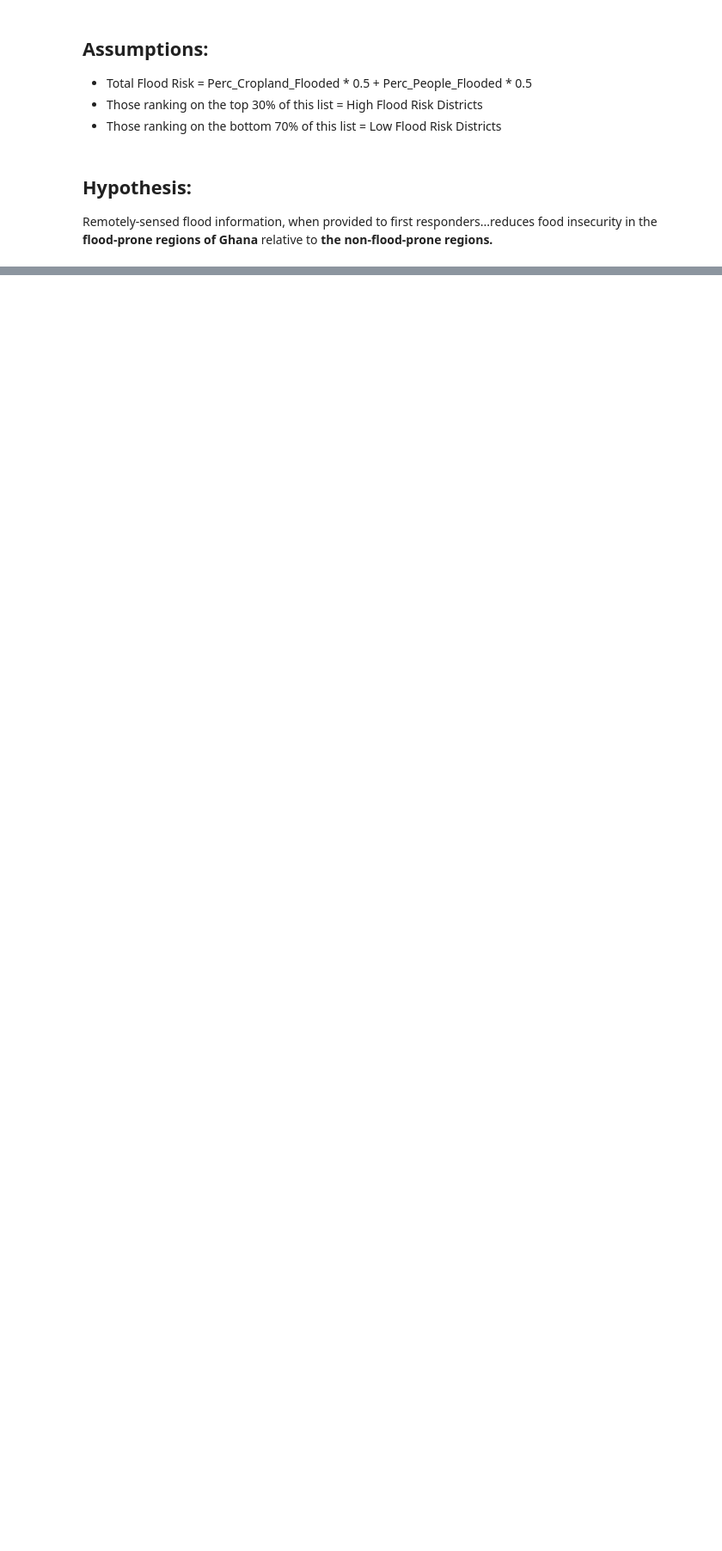
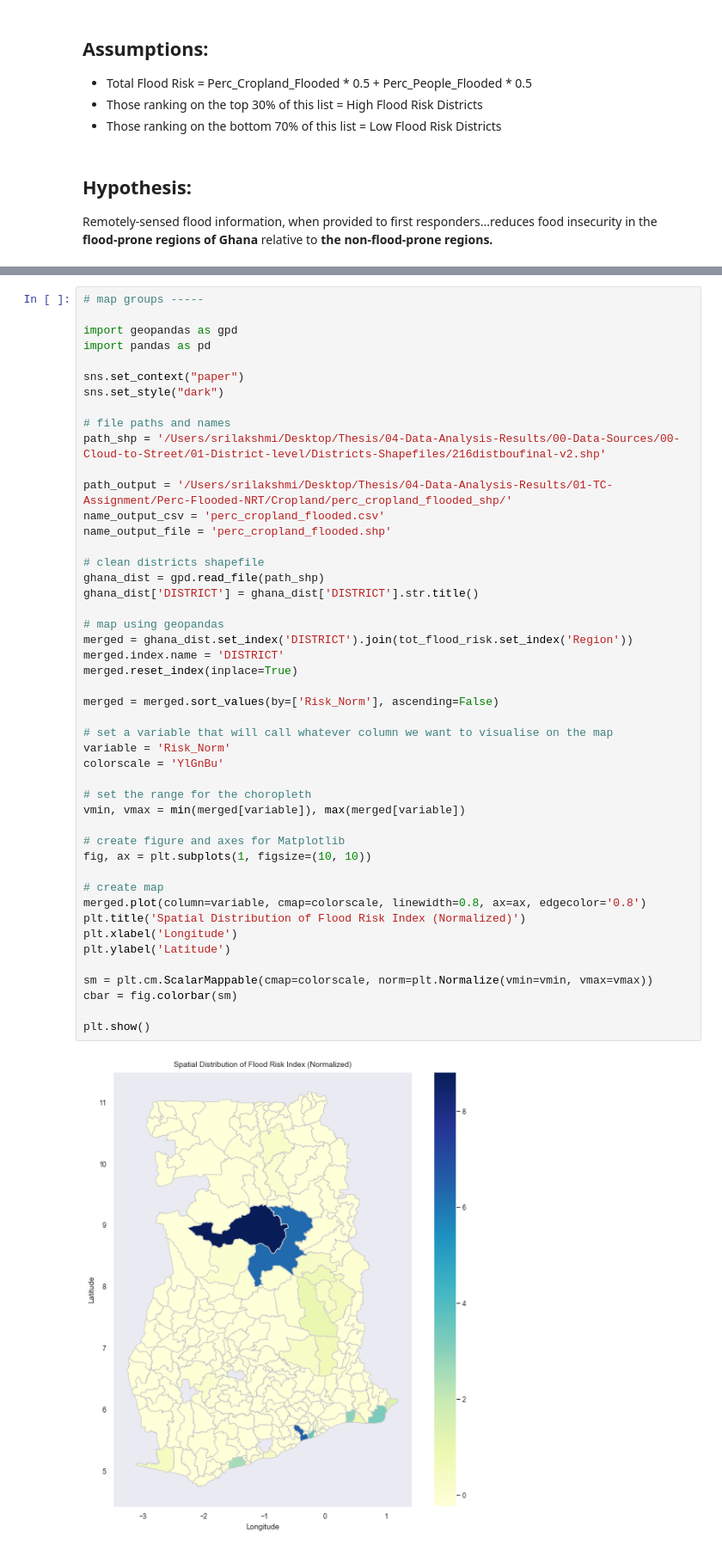
Before and after one commit to sriramesh/DoubleDiff-Ghana-Satellites-Floods, a Jupyter notebook: 04-Data-Analysis-Results/01-TC-Assignment/Treatment Control Assignment FINAL.ipynb, the cells around one changed output, grey strips where cells are left out. Shown: that part at 86% size. Cells and saved outputs as stored; diff of their text form; blank space fills up the shorter version.

```diff
--- a/04-Data-Analysis-Results/01-TC-Assignment/Treatment Control Assignment FINAL.ipynb
+++ b/04-Data-Analysis-Results/01-TC-Assignment/Treatment Control Assignment FINAL.ipynb
@@ -113,3 +101,52 @@ dtype: int64
+# %%
+# map groups -----
+
+import geopandas as gpd
+import pandas as pd
+
+sns.set_context("paper")
+sns.set_style("dark")
+
+# file paths and names
+path_shp = '/Users/srilakshmi/Desktop/Thesis/04-Data-Analysis-Results/00-Data-Sources/00-Cloud-to-Street/01-District-level/Districts-Shapefiles/216distboufinal-v2.shp'
+
+path_output = '/Users/srilakshmi/Desktop/Thesis/04-Data-Analysis-Results/01-TC-Assignment/Perc-Flooded-NRT/Cropland/perc_cropland_flooded_shp/'
+name_output_csv = 'perc_cropland_flooded.csv'
+name_output_file = 'perc_cropland_flooded.shp'
+
+# clean districts shapefile
+ghana_dist = gpd.read_file(path_shp)
+ghana_dist['DISTRICT'] = ghana_dist['DISTRICT'].str.title()
+
+# map using geopandas
+merged = ghana_dist.set_index('DISTRICT').join(tot_flood_risk.set_index('Region'))
+merged.index.name = 'DISTRICT'
+merged.reset_index(inplace=True)
+
+merged = merged.sort_values(by=['Risk_Norm'], ascending=False)
+
+# set a variable that will call whatever column we want to visualise on the map
+variable = 'Risk_Norm'
+colorscale = 'YlGnBu'
+
+# set the range for the choropleth
+vmin, vmax = min(merged[variable]), max(merged[variable])
+
+# create figure and axes for Matplotlib
+fig, ax = plt.subplots(1, figsize=(10, 10))
+
+# create map
+merged.plot(column=variable, cmap=colorscale, linewidth=0.8, ax=ax, edgecolor='0.8')
+plt.title('Spatial Distribution of Flood Risk Index (Normalized)')
+plt.xlabel('Longitude')
+plt.ylabel('Latitude')
+
+sm = plt.cm.ScalarMappable(cmap=colorscale, norm=plt.Normalize(vmin=vmin, vmax=vmax))
+cbar = fig.colorbar(sm)
+
+plt.show()
+# %% [output]
+[figure, added]
 # %%
 # map groups -----
 
```
Also changed, not shown: parts of 7 cells of this notebook, 25 other files.
